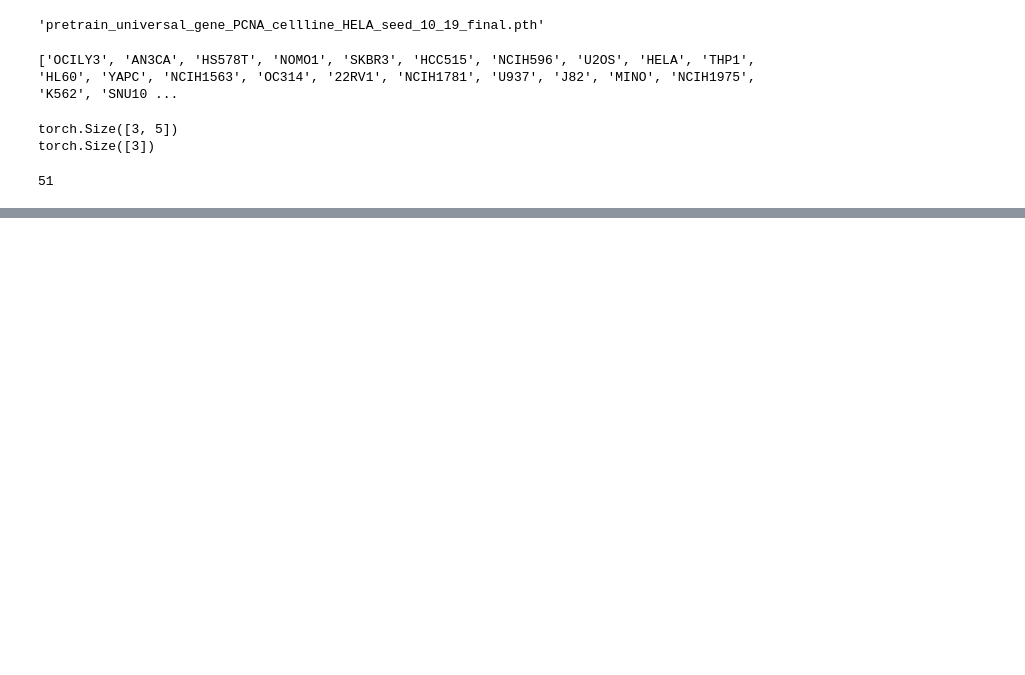
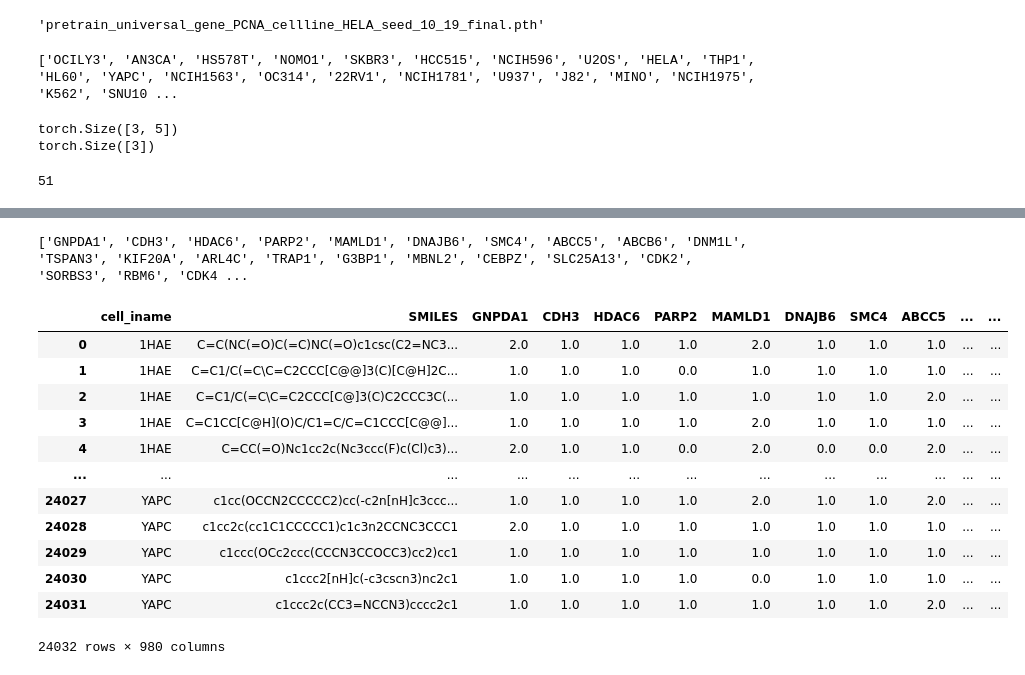
Before and after one commit to dearhannah/AnchorDrug_official, a Jupyter notebook: pg.ipynb, the cells around one changed output, grey strips where cells are left out. Drawn from its saved outputs; the diff is of its cells as text; code cells hidden in the pictures; blank space fills up the shorter version.

```diff
--- a/pg.ipynb
+++ b/pg.ipynb
@@ -28,0 +83,20 @@ len(cell)
+# %%
+genelist = tmp.columns.to_list()[2:]
+print(genelist)
+tmp.loc[:,genelist] = tmp.loc[:,genelist].apply(lambda x: (x > 1.5) * 1 + (x >= -1.5) * 1)#, numeric_only=True)
+tmp
+# %% [output]
+['GNPDA1', 'CDH3', 'HDAC6', 'PARP2', 'MAMLD1', 'DNAJB6', 'SMC4', 'ABCC5', 'ABCB6', 'DNM1L', 'TSPAN3', 'KIF20A', 'ARL4C', 'TRAP1', 'G3BP1', 'MBNL2', 'CEBPZ', 'SLC25A13', 'CDK2', 'SORBS3', 'RBM6', 'CDK4 ...
+|  | cell_iname | SMILES | GNPDA1 | CDH3 | HDAC6 | PARP2 | MAMLD1 | DNAJB6 | SMC4 | ABCC5 | ... | ... |
+| 0 | 1HAE | C=C(NC(=O)C(=C)NC(=O)c1csc(C2=NC3... | 2.0 | 1.0 | 1.0 | 1.0 | 2.0 | 1.0 | 1.0 | 1.0 | ... | ... |
+| 1 | 1HAE | C=C1/C(=C\C=C2CCC[C@@]3(C)[C@H]2C... | 1.0 | 1.0 | 1.0 | 0.0 | 1.0 | 1.0 | 1.0 | 1.0 | ... | ... |
+| 2 | 1HAE | C=C1/C(=C\C=C2CCC[C@]3(C)C2CCC3C(... | 1.0 | 1.0 | 1.0 | 1.0 | 1.0 | 1.0 | 1.0 | 2.0 | ... | ... |
+| 3 | 1HAE | C=C1CC[C@H](O)C/C1=C/C=C1CCC[C@@]... | 1.0 | 1.0 | 1.0 | 1.0 | 2.0 | 1.0 | 1.0 | 1.0 | ... | ... |
+| 4 | 1HAE | C=CC(=O)Nc1cc2c(Nc3ccc(F)c(Cl)c3)... | 2.0 | 1.0 | 1.0 | 0.0 | 2.0 | 0.0 | 0.0 | 2.0 | ... | ... |
+| ... | ... | ... | ... | ... | ... | ... | ... | ... | ... | ... | ... | ... |
+| 24027 | YAPC | c1cc(OCCN2CCCCC2)cc(-c2n[nH]c3ccc... | 1.0 | 1.0 | 1.0 | 1.0 | 2.0 | 1.0 | 1.0 | 2.0 | ... | ... |
+| 24028 | YAPC | c1cc2c(cc1C1CCCCC1)c1c3n2CCNC3CCC1 | 2.0 | 1.0 | 1.0 | 1.0 | 1.0 | 1.0 | 1.0 | 1.0 | ... | ... |
+| 24029 | YAPC | c1ccc(OCc2ccc(CCCN3CCOCC3)cc2)cc1 | 1.0 | 1.0 | 1.0 | 1.0 | 1.0 | 1.0 | 1.0 | 1.0 | ... | ... |
+| 24030 | YAPC | c1ccc2[nH]c(-c3cscn3)nc2c1 | 1.0 | 1.0 | 1.0 | 1.0 | 0.0 | 1.0 | 1.0 | 1.0 | ... | ... |
+| 24031 | YAPC | c1ccc2c(CC3=NCCN3)cccc2c1 | 1.0 | 1.0 | 1.0 | 1.0 | 1.0 | 1.0 | 1.0 | 2.0 | ... | ... |
+24032 rows × 980 columns
```
Also changed, not shown: parts of 11 cells of this notebook, 31 other files.
